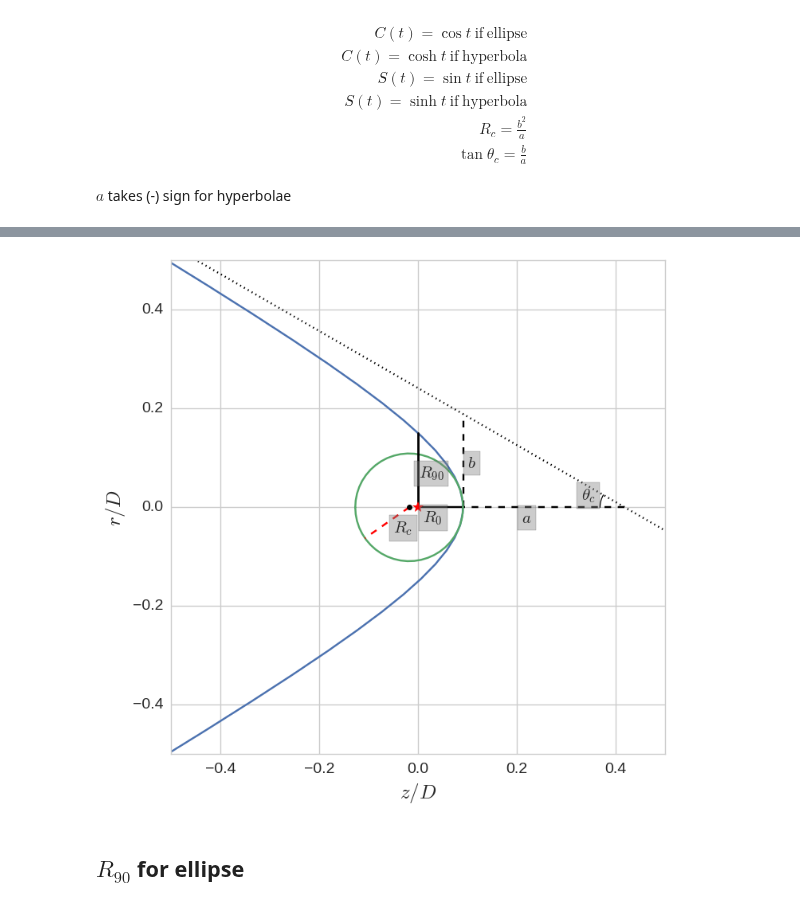
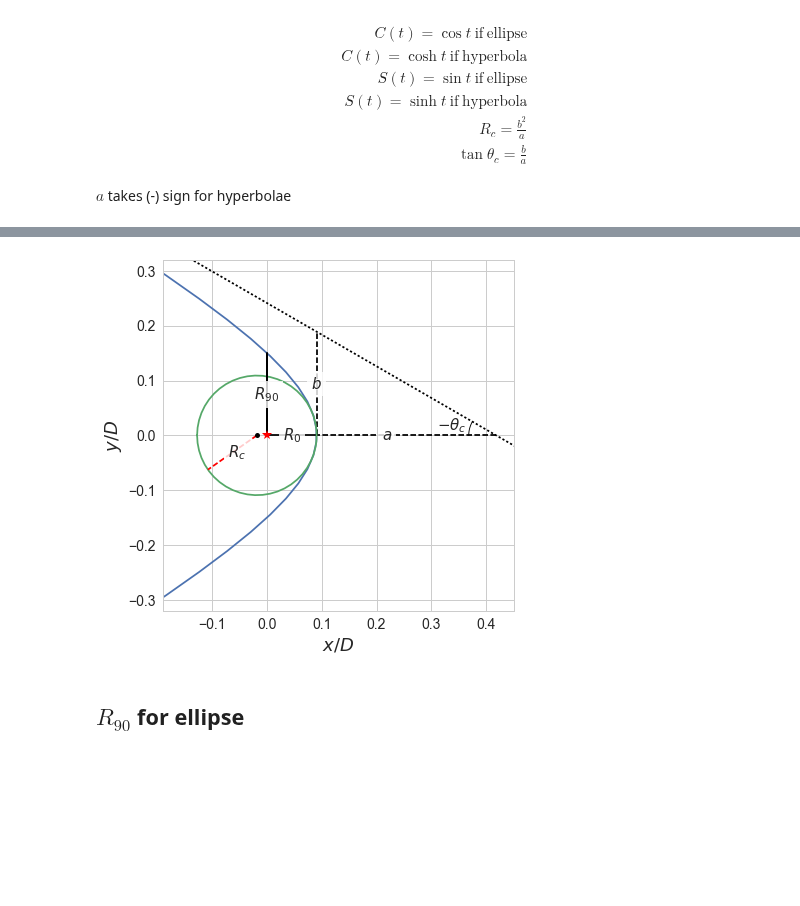
Before and after one commit to will-henney/bowshock-shape, a Jupyter notebook: CRW-shapes/conic_analysis.ipynb, the cells around one changed output, grey strips where cells are left out. Drawn from its saved outputs; the diff is of its cells as text; code cells hidden in the pictures; blank space fills up the shorter version.

```diff
--- a/CRW-shapes/conic_analysis.ipynb
+++ b/CRW-shapes/conic_analysis.ipynb
@@ -75,36 +79,37 @@ fig.savefig("ellipse_py.pdf");
 # %%
 xh,yh = -ah*np.cosh(t) -x0h,bh*np.sinh(t)
 fig = plt.figure()
 plt.plot(xh,yh)
 plt.plot([0,R0],[0,0],"k-")
 plt.plot([-x0h,-x0h-ah],[0,0],"k--")
 plt.plot([R0,R0],[0,-bh],"k--")
 plt.plot(Rc*np.cos(np.linspace(-np.pi,np.pi))-Rc+R0,Rc*np.sin(np.linspace(-np.pi,np.pi)))
 m_as = bh/(ah)
 as_line = m_as*np.linspace(-0.5,0.5) -m_as*R0-bh
 plt.plot(np.linspace(-0.5,0.5),as_line, "k:")
 plt.plot([R0-Rc,R0-Rc + Rc*np.cos(np.radians(215))],[0,Rc*np.sin(np.radians(215))],"r--")
 plt.plot(0.05*np.cos(np.linspace(np.pi,np.pi-np.radians(thch)))+ah+R0
          ,0.05*np.sin(np.linspace(np.pi,np.pi+np.radians(thch))),"k-",lw=0.9)
 plt.plot([0,0],[0,R90h],"k-",lw=2)
 plt.plot([R0-Rc],[0],"ko",markersize=5)
 plt.plot([0.0],[0.0],"r*",markersize=10)
-plt.text(0.21,-0.03,r"$a$",fontsize=15,bbox={"facecolor":"gray","alpha":0.4})
-plt.text(0.1,0.08,r"$b$",fontsize=15,bbox={"facecolor":"gray","alpha":0.4})
-plt.text(0.01,-0.03,r"$R_0$",fontsize=15,bbox={"facecolor":"gray","alpha":0.4})
-plt.text(-0.05,-0.05,r"$R_c$",fontsize=15,bbox={"facecolor":"gray","alpha":0.4})
-plt.text(0.33,0.016,r"$\theta_c$",fontsize=15,bbox={"facecolor":"gray","alpha":0.4})
-plt.text(0.001,0.06,r"$R_{90}$",fontsize=15,bbox={"facecolor":"gray","alpha":0.4})
-plt.xlim(-0.5,0.5)
-plt.ylim(-0.5,0.5)
+plt.text(0.21, 0, r"$a$", va='center', fontsize=15,bbox=boxstyle)
+plt.text(R0, -0.5*bh, r"$b$", ha='center', va='center', fontsize=15,bbox=boxstyle)
+plt.text(0.5*R0, 0.0, r"$R_0$", ha='center', va='center', fontsize=15,bbox=boxstyle)
+plt.text(-0.07,-0.04,r"$R_c$",fontsize=15,bbox=boxstyle)
+plt.text(0.31,0.01,r"$-\theta_c$",fontsize=15)
+plt.text(0.0, 0.5*R90h, r"$R_{90}$", ha='center', va='center', fontsize=15,bbox=boxstyle)
+plt.xlim(-0.19,0.45)
+plt.ylim(-0.32,0.32)
 plt.gca().set_aspect("equal",adjustable="box")
-plt.xlabel(r"$z/D$",fontsize=18)
-plt.ylabel(r"$r/D$",fontsize=18)
+plt.xlabel(r"$x/D$",fontsize=18)
+plt.ylabel(r"$y/D$",fontsize=18)
 plt.tick_params(axis='both', which='major', labelsize=14)
-fig.set_size_inches(8,8)
-plt.savefig("hyperbola_py.pdf");
+fig.set_size_inches(6,6)
+fig.tight_layout()
+plt.savefig("../papers/Paper1/figs/hyperbola_py.pdf");
 # %% [output]
-[figure, old version]
+[figure, new version]
 # %% [markdown]
 ## $R_{90}$ for ellipse
 # %% [markdown]
```
Also changed, not shown: parts of 1 cell of this notebook, 8 other files.
